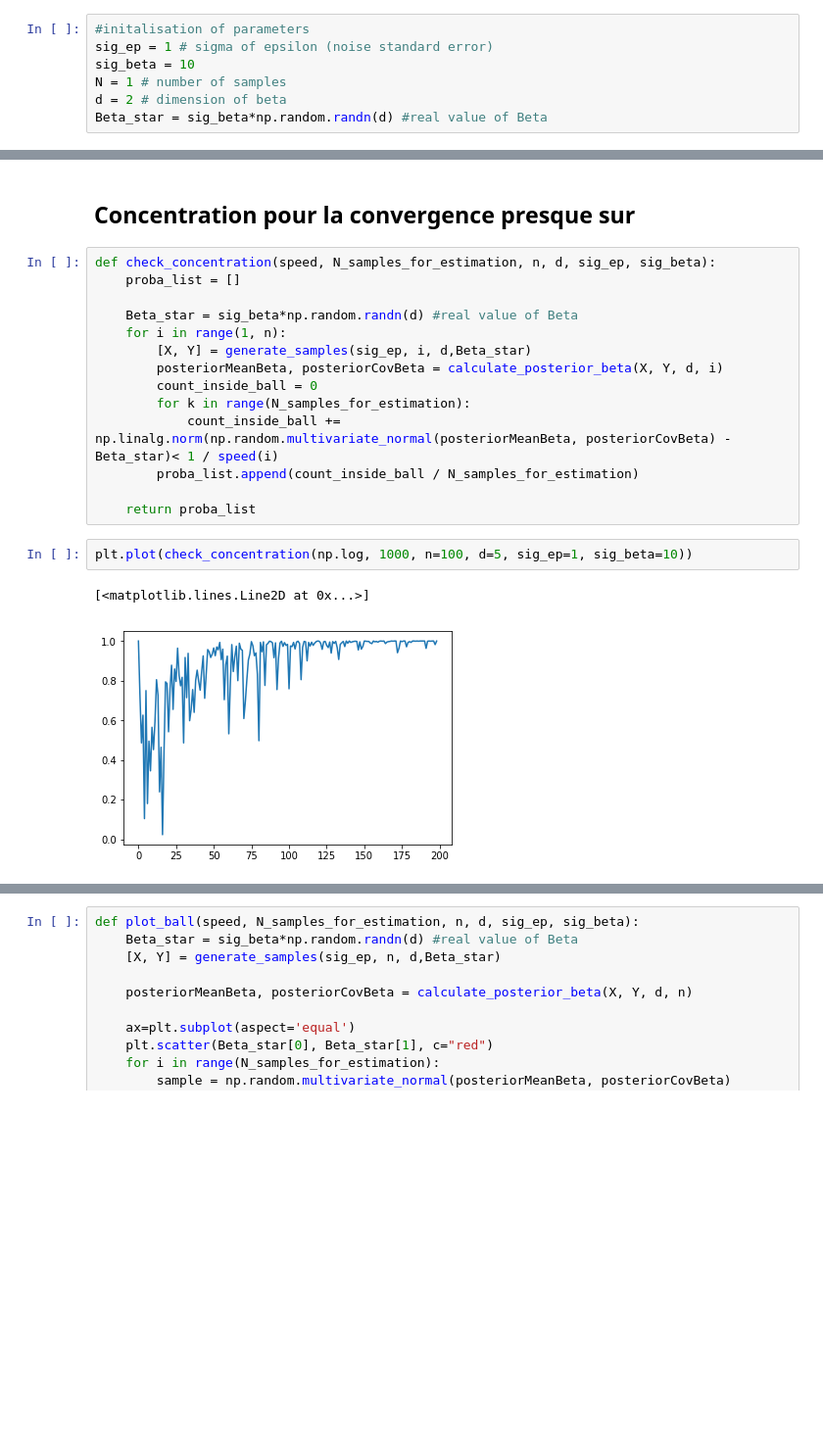
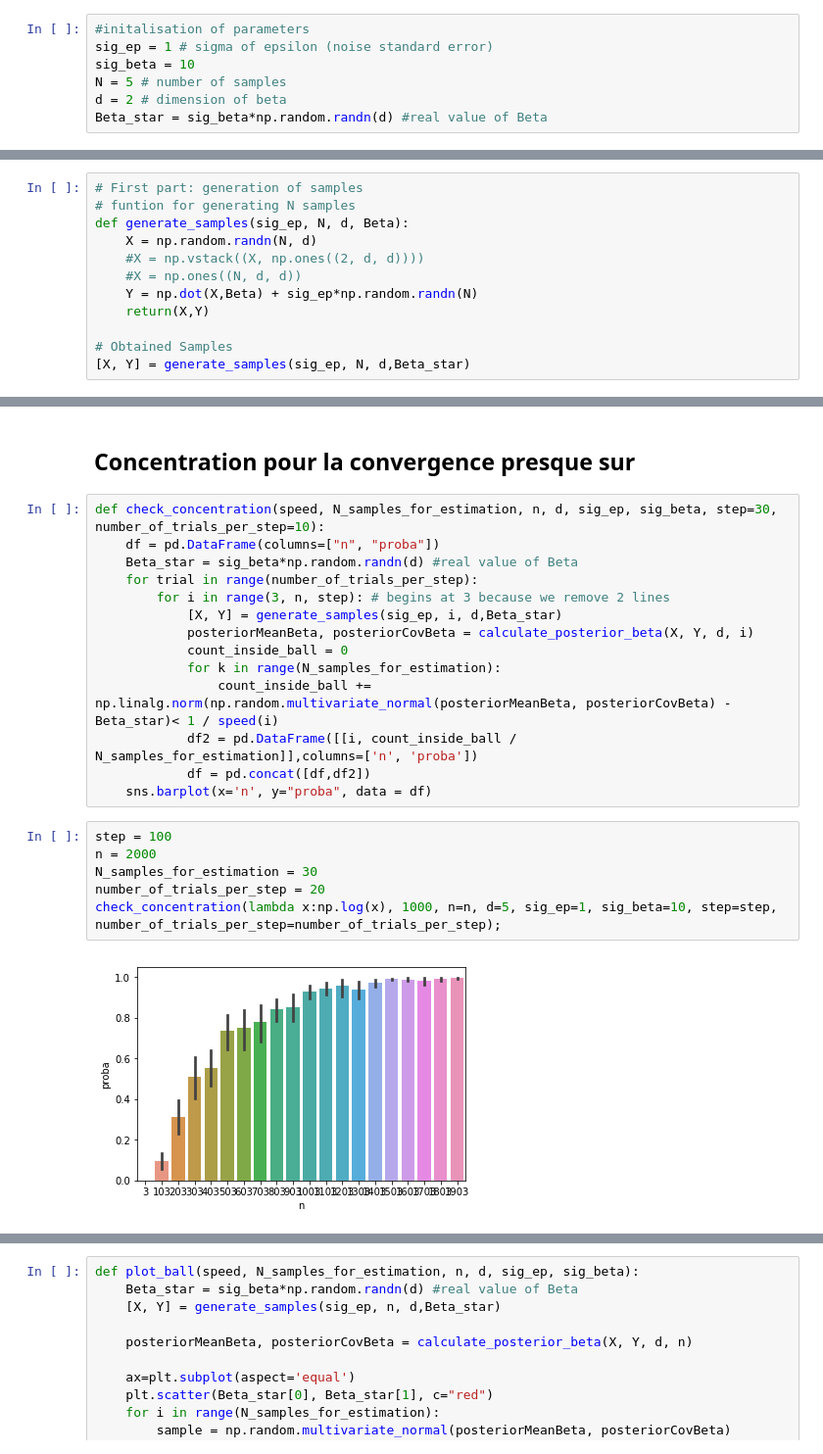
Before and after one commit to LeoGrin/Perturbed-bayesian-inference-for-online-parameter-estimation, a Jupyter notebook: Modal.ipynb, the cells around one changed output, grey strips where cells are left out. Shown: that part at 98% size. Drawn from its saved outputs; the diff is of its cells as text; blank space fills up the shorter version.

```diff
--- a/Modal.ipynb
+++ b/Modal.ipynb
@@ -5,7 +7,7 @@ import matplotlib.pyplot as plt
 #initalisation of parameters
 sig_ep = 1 # sigma of epsilon (noise standard error)
 sig_beta = 10
-N = 1 # number of samples
+N = 5 # number of samples
 d = 2 # dimension of beta
 Beta_star = sig_beta*np.random.randn(d) #real value of Beta
 # %%
@@ -49,0 +61,12 @@ def calculate_posterior_beta(X, Y, d, N):
+# %%
+# First part: generation of samples
+# funtion for generating N samples
+def generate_samples(sig_ep, N, d, Beta):
+    X = np.random.randn(N, d)
+    #X = np.vstack((X, np.ones((2, d, d))))
+    #X = np.ones((N, d, d))
+    Y = np.dot(X,Beta) + sig_ep*np.random.randn(N)
+    return(X,Y)
+
+# Obtained Samples
+[X, Y] = generate_samples(sig_ep, N, d,Beta_star)
@@ -56,21 +101,24 @@ array([ 8.37403426, -9.73347126])
 # %% [markdown]
 ## Concentration pour la convergence presque sur
 # %%
-def check_concentration(speed, N_samples_for_estimation, n, d, sig_ep, sig_beta):
-    proba_list = []
-
+def check_concentration(speed, N_samples_for_estimation, n, d, sig_ep, sig_beta, step=30, number_of_trials_per_step=10):
+    df = pd.DataFrame(columns=["n", "proba"])
     Beta_star = sig_beta*np.random.randn(d) #real value of Beta
-    for i in range(1, n):
-        [X, Y] = generate_samples(sig_ep, i, d,Beta_star)
-        posteriorMeanBeta, posteriorCovBeta = calculate_posterior_beta(X, Y, d, i)
-        count_inside_ball = 0
-        for k in range(N_samples_for_estimation):
-            count_inside_ball += np.linalg.norm(np.random.multivariate_normal(posteriorMeanBeta, posteriorCovBeta) - Beta_star)< 1 / speed(i)
-        proba_list.append(count_inside_ball / N_samples_for_estimation)
-
-    return proba_list
+    for trial in range(number_of_trials_per_step):
+        for i in range(3, n, step): # begins at 3 because we remove 2 lines
+            [X, Y] = generate_samples(sig_ep, i, d,Beta_star)
+            posteriorMeanBeta, posteriorCovBeta = calculate_posterior_beta(X, Y, d, i)
+            count_inside_ball = 0
+            for k in range(N_samples_for_estimation):
+                count_inside_ball += np.linalg.norm(np.random.multivariate_normal(posteriorMeanBeta, posteriorCovBeta) - Beta_star)< 1 / speed(i)
+            df2 = pd.DataFrame([[i, count_inside_ball / N_samples_for_estimation]],columns=['n', 'proba'])
+            df = pd.concat([df,df2])
+    sns.barplot(x='n', y="proba", data = df)
 # %%
-plt.plot(check_concentration(np.log, 1000, n=100, d=5, sig_ep=1, sig_beta=10))
+step = 100
+n = 2000
+N_samples_for_estimation = 30
+number_of_trials_per_step = 20
+check_concentration(lambda x:np.log(x), 1000, n=n, d=5, sig_ep=1, sig_beta=10, step=step, number_of_trials_per_step=number_of_trials_per_step);
 # %% [output]
-[<matplotlib.lines.Line2D at 0x...>]
-[figure, old version]
+[figure, new version]
```
Also changed, not shown: parts of 17 cells of this notebook, 2 other files.
